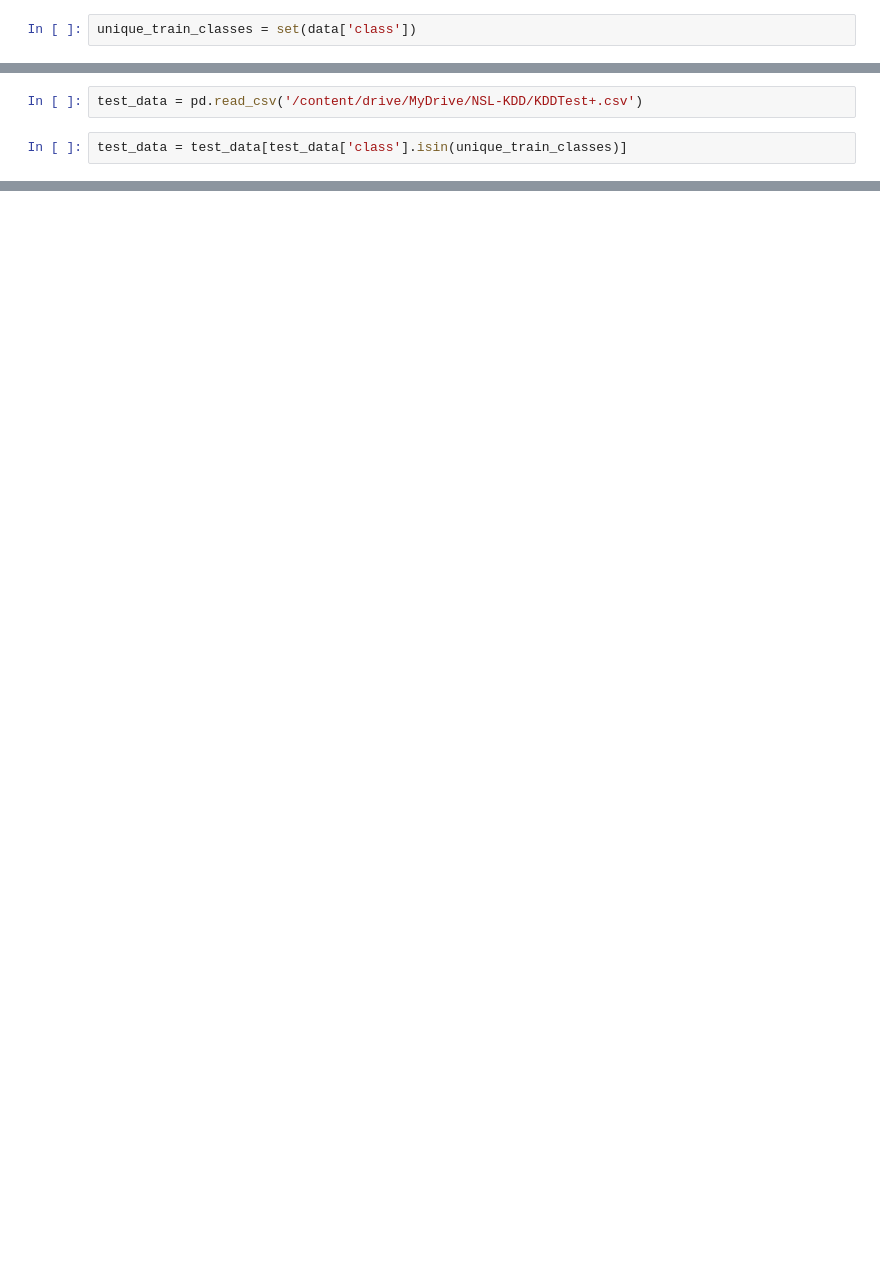
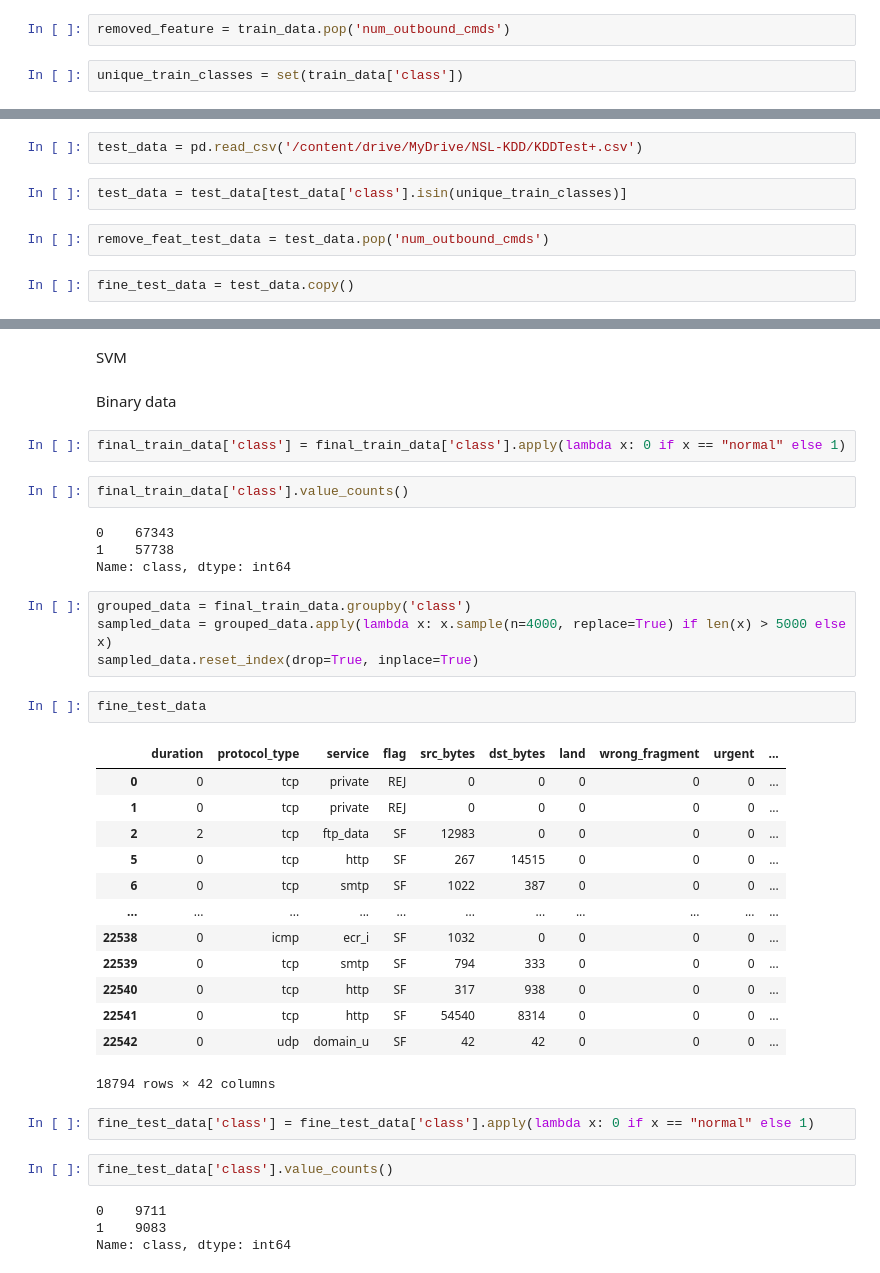
Before and after one commit to karunaprakash062/Major_Project, a Jupyter notebook: featureselection.ipynb, the cells around one changed output, grey strips where cells are left out. Saved outputs shown, nothing was run; the diff lists cells and outputs as text; blank space fills up the shorter version.

```diff
--- a/featureselection.ipynb
+++ b/featureselection.ipynb
@@ -13,5 +35,7 @@ data = pd.read_csv('/content/drive/MyDrive/NSL-KDD/NSL_KDD_Data.csv')
+# %%
+removed_feature = train_data.pop('num_outbound_cmds')
 # %%
-unique_train_classes = set(data['class'])
+unique_train_classes = set(train_data['class'])
 # %%
 from sklearn.preprocessing import LabelEncoder
 encoder = LabelEncoder()
@@ -186,6 +223,10 @@ filter_method_features = data[common_any_two]
 test_data = pd.read_csv('/content/drive/MyDrive/NSL-KDD/KDDTest+.csv')
 # %%
 test_data = test_data[test_data['class'].isin(unique_train_classes)]
+# %%
+remove_feat_test_data = test_data.pop('num_outbound_cmds')
+# %%
+fine_test_data = test_data.copy()
 # %%
 test_data['service'] = encoder.fit_transform(test_data['service'])
 test_data['protocol_type'] = encoder.fit_transform(test_data['protocol_type'])
@@ -209,0 +275,40 @@ test_data
+# %% [markdown]
+SVM
+# %% [markdown]
+Binary data
+# %%
+final_train_data['class'] = final_train_data['class'].apply(lambda x: 0 if x == "normal" else 1)
+# %%
+final_train_data['class'].value_counts()
+# %% [output]
+0    67343
+1    57738
+Name: class, dtype: int64
+# %%
+grouped_data = final_train_data.groupby('class')
+sampled_data = grouped_data.apply(lambda x: x.sample(n=4000, replace=True) if len(x) > 5000 else x)
+sampled_data.reset_index(drop=True, inplace=True)
+# %%
+fine_test_data
+# %% [output]
+|  | duration | protocol_type | service | flag | src_bytes | dst_bytes | land | wrong_fragment | urgent | ... |
+| 0 | 0 | tcp | private | REJ | 0 | 0 | 0 | 0 | 0 | ... |
+| 1 | 0 | tcp | private | REJ | 0 | 0 | 0 | 0 | 0 | ... |
+| 2 | 2 | tcp | ftp_data | SF | 12983 | 0 | 0 | 0 | 0 | ... |
+| 5 | 0 | tcp | http | SF | 267 | 14515 | 0 | 0 | 0 | ... |
+| 6 | 0 | tcp | smtp | SF | 1022 | 387 | 0 | 0 | 0 | ... |
+| ... | ... | ... | ... | ... | ... | ... | ... | ... | ... | ... |
+| 22538 | 0 | icmp | ecr_i | SF | 1032 | 0 | 0 | 0 | 0 | ... |
+| 22539 | 0 | tcp | smtp | SF | 794 | 333 | 0 | 0 | 0 | ... |
+| 22540 | 0 | tcp | http | SF | 317 | 938 | 0 | 0 | 0 | ... |
+| 22541 | 0 | tcp | http | SF | 54540 | 8314 | 0 | 0 | 0 | ... |
+| 22542 | 0 | udp | domain_u | SF | 42 | 42 | 0 | 0 | 0 | ... |
+18794 rows × 42 columns
+# %%
+fine_test_data['class'] = fine_test_data['class'].apply(lambda x: 0 if x == "normal" else 1)
+# %%
+fine_test_data['class'].value_counts()
+# %% [output]
+0    9711
+1    9083
+Name: class, dtype: int64
```
Also changed, not shown: parts of 77 cells of this notebook.
